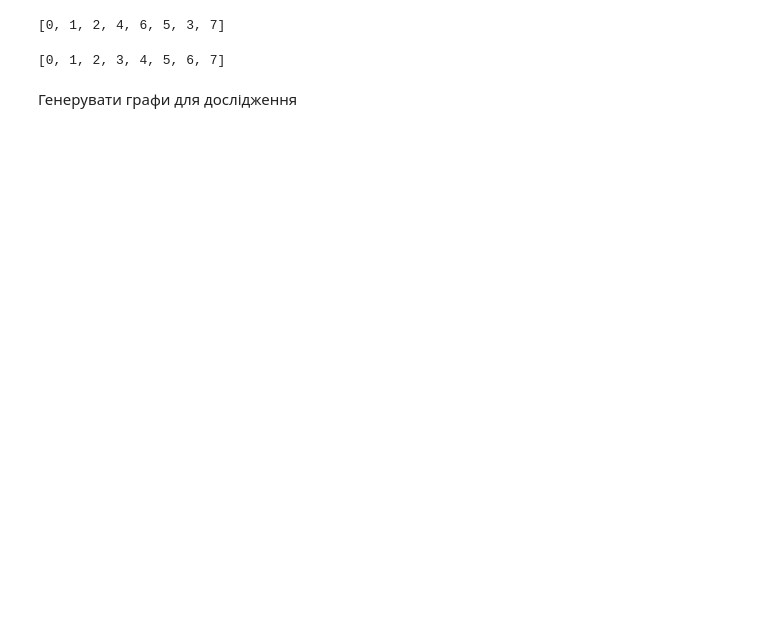
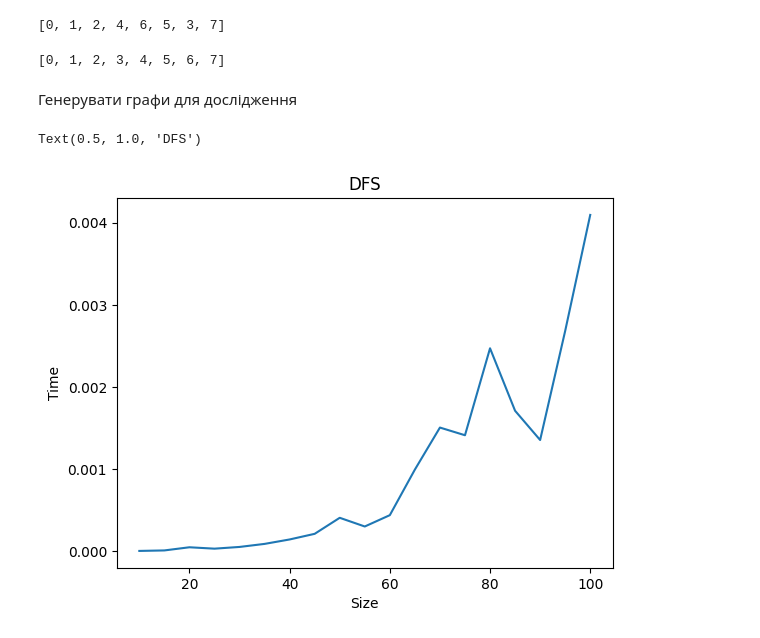
Before and after one commit to BerVol57/Applied-algorithms, a Jupyter notebook: Task_N03/Task_N03.ipynb, the cells around one changed output. Cells and saved outputs as stored; diff of their text form; code cells hidden in the pictures; blank space fills up the shorter version.

```diff
--- a/Task_N03/Task_N03.ipynb
+++ b/Task_N03/Task_N03.ipynb
@@ -57,13 +69,13 @@ print(g)
 # %%
-def dfs_u(graph: nmg, v, visited):
+def dfs_u(graphL: list, v, visited):
     visited.append(v)
-    for u in range(graph.V):
-            if graph.matrix[v][u] == 1 and u not in visited:
-                dfs_u(graph, u, visited)
+    for u, w in graphL[v]:
+            if u not in visited:
+                dfs_u(graphL, u, visited)
 
 
-def DFS(s, graph: nmg):
+def DFS(s, graph_list: nmg):
     visited = []
-    dfs_u(graph, s, visited)
+    dfs_u(graph_list, s, visited)
     return visited
 # %%
@@ -94,14 +105,26 @@ def generate_graphs(size: int, amount: int, p: float) -> list:
     for _ in range(amount):
         new_graph = nmg(size)
         new_graph.model_Erdasha_Renya(p)
-        list_g.append(new_graph)
+        list_g.append(new_graph.matrix2list().L)
     return list_g
 # %%
-X = list(range(10, 1001, 20))
+X = list(range(10, 101, 5))
 # %%
 Y_dfs = []
 for x in X:
-    gg = generate_graphs(x, 200, 0.8)
+    am = 1000
+    gg = generate_graphs(x, am, 0.8)
     start_time = time.time()
+    for g in gg:
+        DFS(0, g)
+    Y_dfs.append((time.time()-start_time)/am)
+# %%
+plt.plot(X, Y_dfs)
+plt.xlabel("Size")
+plt.ylabel("Time")
+plt.title("DFS")
+# %% [output]
+Text(0.5, 1.0, 'DFS')
+[figure, added]
 # %%
 Y_bfs = []
```
Also changed, not shown: parts of 17 cells of this notebook, 1 other file.
